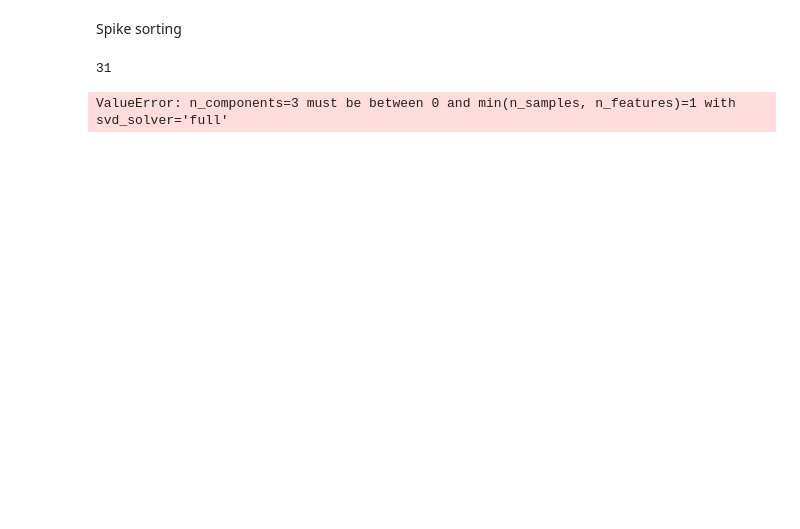
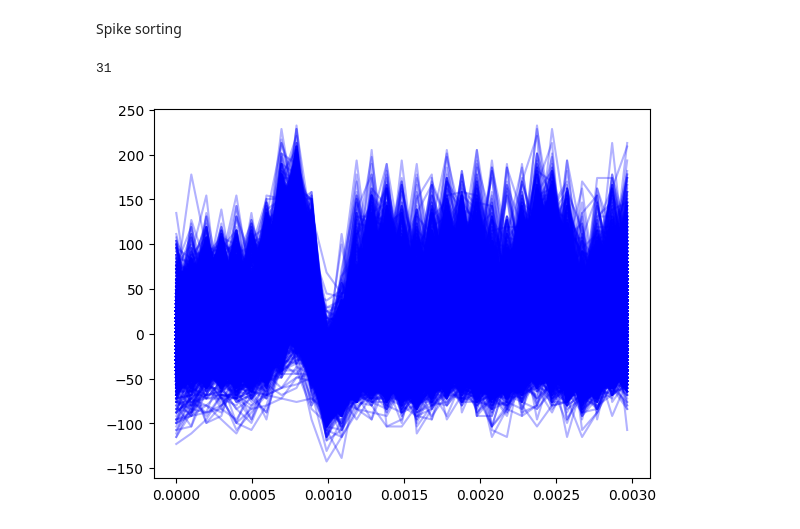
Before and after one commit to diiivyaa/spike2mat, a Jupyter notebook: 3Brain/activity_map.ipynb, the cells around one changed output. Cells and saved outputs as stored; diff of their text form; code cells hidden in the pictures; blank space fills up the shorter version.

Commit message:
Fixed spikedataCHIdxs and pca

```diff
--- a/3Brain/activity_map.ipynb
+++ b/3Brain/activity_map.ipynb
@@ -206,9 +189,6 @@ plt.show()
 # %%
-# for i in range(len(spikeDataChIdxs)):
-#     if spikeDataChIdxs[i] not in channels:
-#         spikeDataChIdxs[i] = 0
-
-# spikeDataChIdxs
+mask = np.isin(spikeDataChIdxs, channels)
+spikeDataChIdxs[np.where(~mask)] = 0
 # %% [markdown]
 Spike sorting
 # %%
@@ -219,24 +199,23 @@ spikeDataWaveforms = file[wellID + '/SpikeForms'][:]
 31
 # %%
 waveformData = []
-for idx, ch in enumerate(channels):
+chIdx = 92
+for idx, ch in enumerate(spikeDataChIdxs):
     if ch == chIdx:
         waveformData.append(spikeDataWaveforms[idx*waveformLength:idx*waveformLength+waveformLength])
 # %%
+%matplotlib inline
 x = np.arange(0, waveformLength, 1) / samplingRate
 for waveform in waveformData:
     # convert the waveform to analog
     y = offsetValue + dacFactor * waveform
-    fig = plt.figure()
     plt.plot(x, y, color='blue', alpha=0.3)
-    plt.show()
+# %% [output]
+[figure, added]
 # %%
 from sklearn.decomposition import PCA
-
 pca = PCA(n_components=3)
 pcs = pca.fit_transform(waveformData)
-# %% [output]
-ValueError: n_components=3 must be between 0 and min(n_samples, n_features)=1 with svd_solver='full'
 # %%
 plt.figure(figsize=(8,6))
 plt.scatter(pcs[:, 0], pcs[:, 1], s=1)
```
Also changed, not shown: parts of 6 cells of this notebook, 2 other files.
